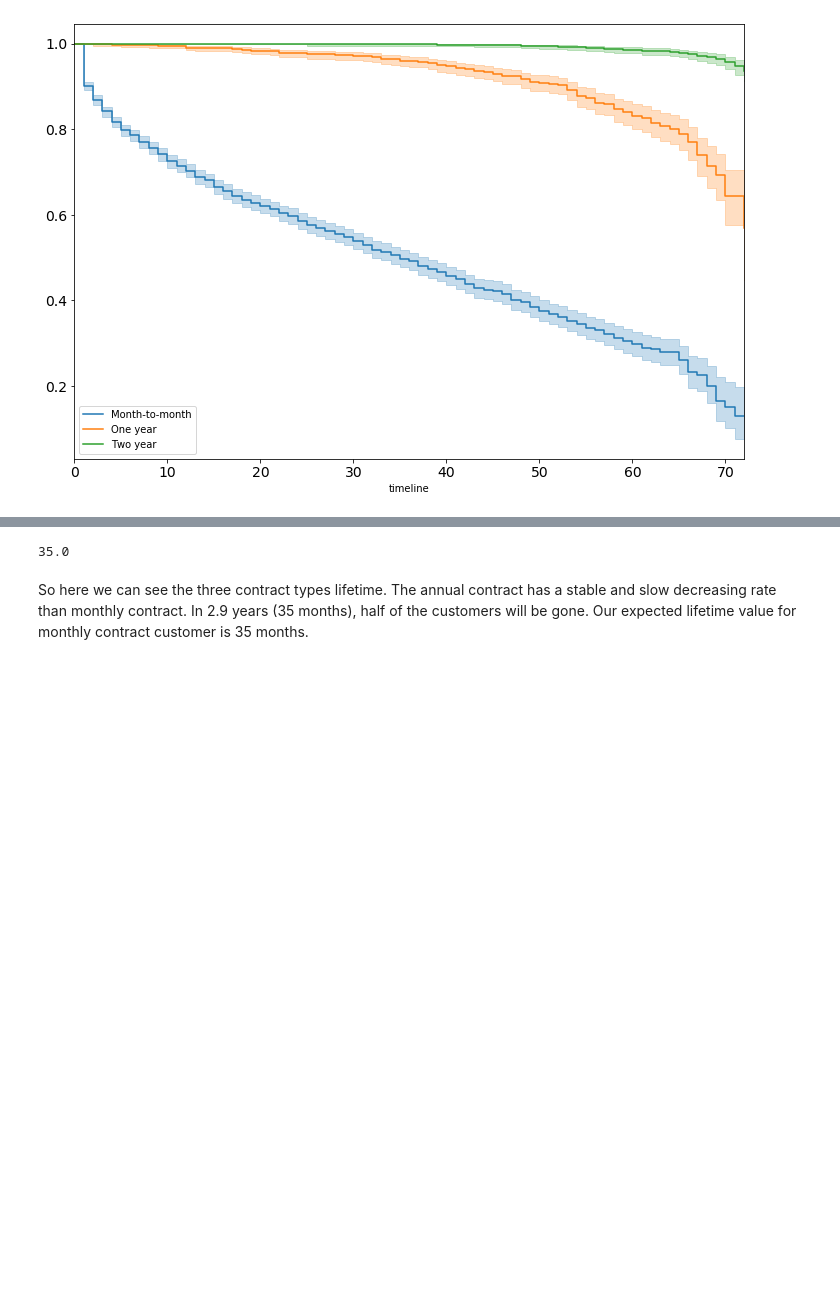
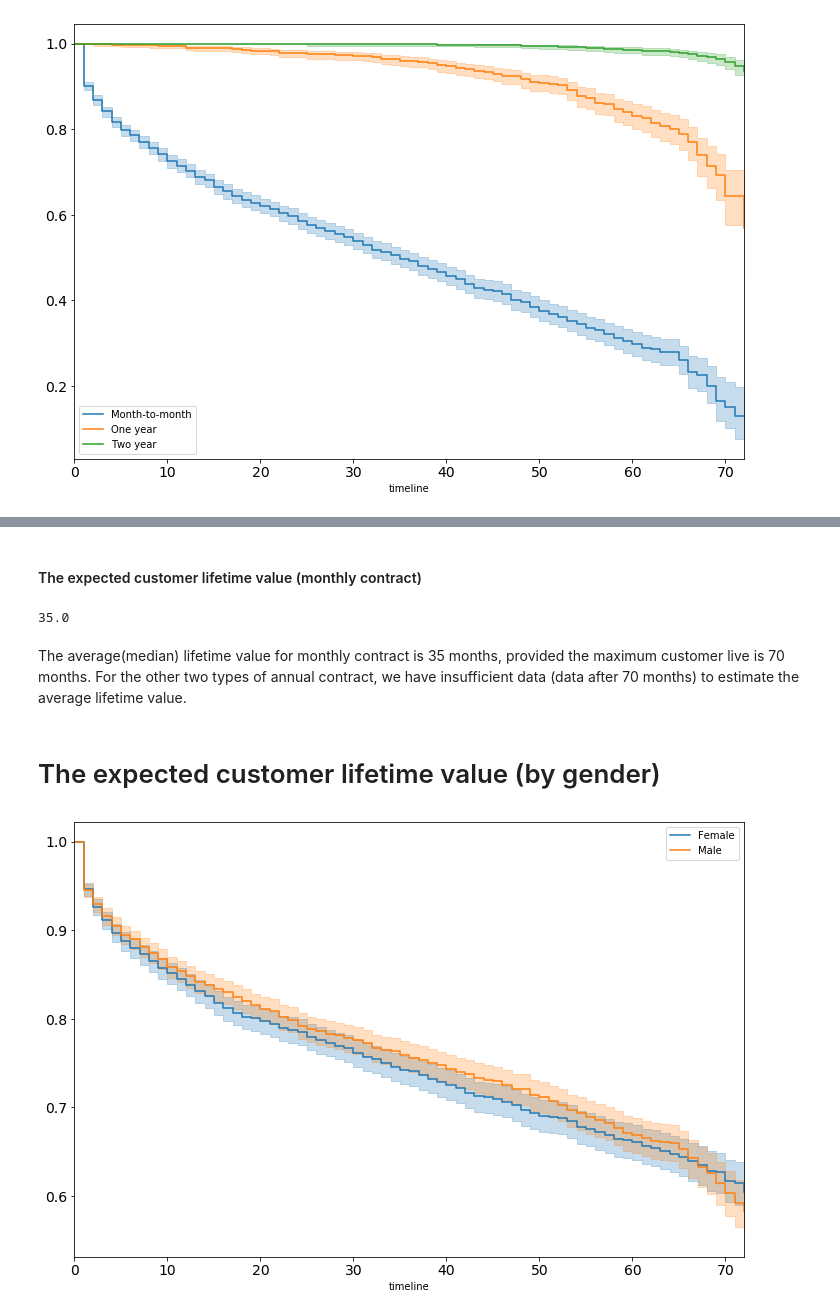
Before and after one commit to AilingLiu/Survival_analysis, a Jupyter notebook: Use_Survival_Analysis_to_Estimate_Customer_Lifetime.ipynb, the cells around one changed output, grey strips where cells are left out. Drawn from its saved outputs; the diff is of its cells as text; code cells hidden in the pictures; blank space fills up the shorter version.

```diff
--- a/Use_Survival_Analysis_to_Estimate_Customer_Lifetime.ipynb
+++ b/Use_Survival_Analysis_to_Estimate_Customer_Lifetime.ipynb
@@ -193,3 +193,6 @@ Above graphs shows the expensive monthly charges see a lower tenure on average,
+# %%
+# convert the factor levels to number
+df['ChurnInd'] = np.where(df['Churn']=='Yes', 1, 0)
 # %%
 from lifelines import KaplanMeierFitter
 kmf = KaplanMeierFitter()
@@ -222 +227,3 @@ for name, df_ in df[['Contract', 'ChurnInd', 'tenure']].groupby('Contract'):
+# %% [markdown]
+#### The expected customer lifetime value (monthly contract)
 # %%
@@ -225,5 +233,16 @@ kmf.fit(df.loc[ix, 'tenure'], df.loc[ix, 'ChurnInd'])
 kmf.median_survival_time_
 # %% [output]
 35.0
-# %% [markdown]
-So here we can see the three contract types lifetime. The annual contract has a stable and slow decreasing rate than monthly contract. In 2.9 years (35 months), half of the customers will be gone. Our expected lifetime value for monthly contract customer is 35 months.
+# %% [markdown]
+The average(median) lifetime value for monthly contract is 35 months, provided the maximum customer live is 70 months. For the other two types of annual contract, we have insufficient data (data after 70 months) to estimate the average lifetime value.
+# %% [markdown]
+# The expected customer lifetime value (by gender)
+# %%
+fig = plt.figure(figsize=(12, 8))
+ax = plt.subplot(111)
+
+for name, df_ in df[['gender', 'tenure', 'ChurnInd']].groupby('gender'):
+  kmf.fit(df_['tenure'], df_['ChurnInd'], label=name)
+  ax = kmf.plot(ax=ax, ci_show=True)
+# %% [output]
+[figure, added]
```
Also changed, not shown: parts of 6 cells of this notebook.
